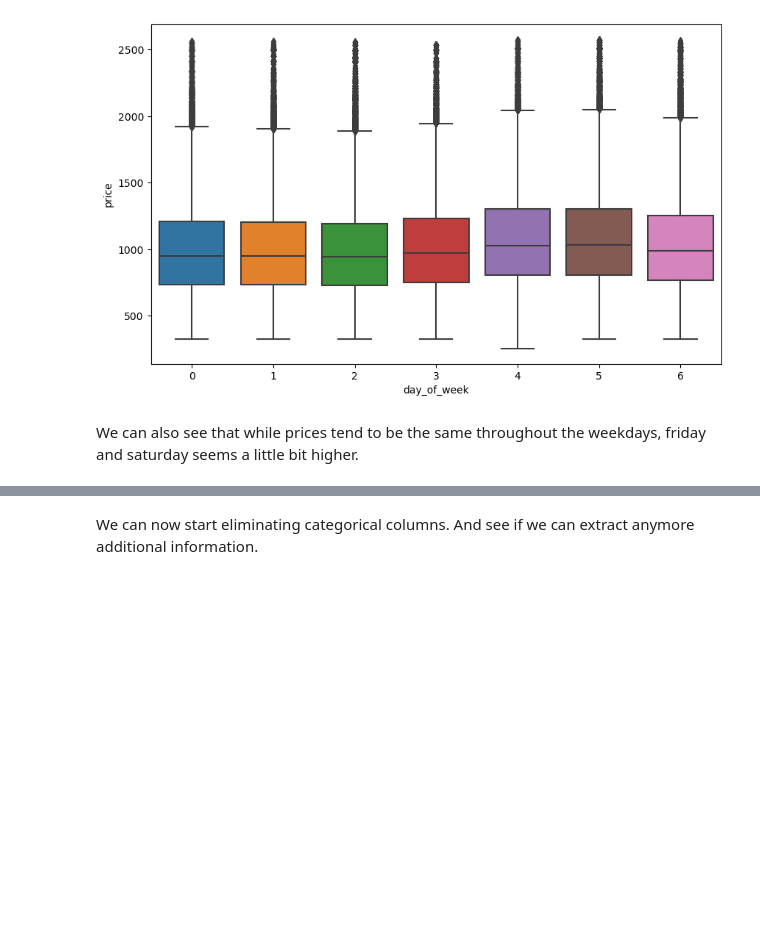
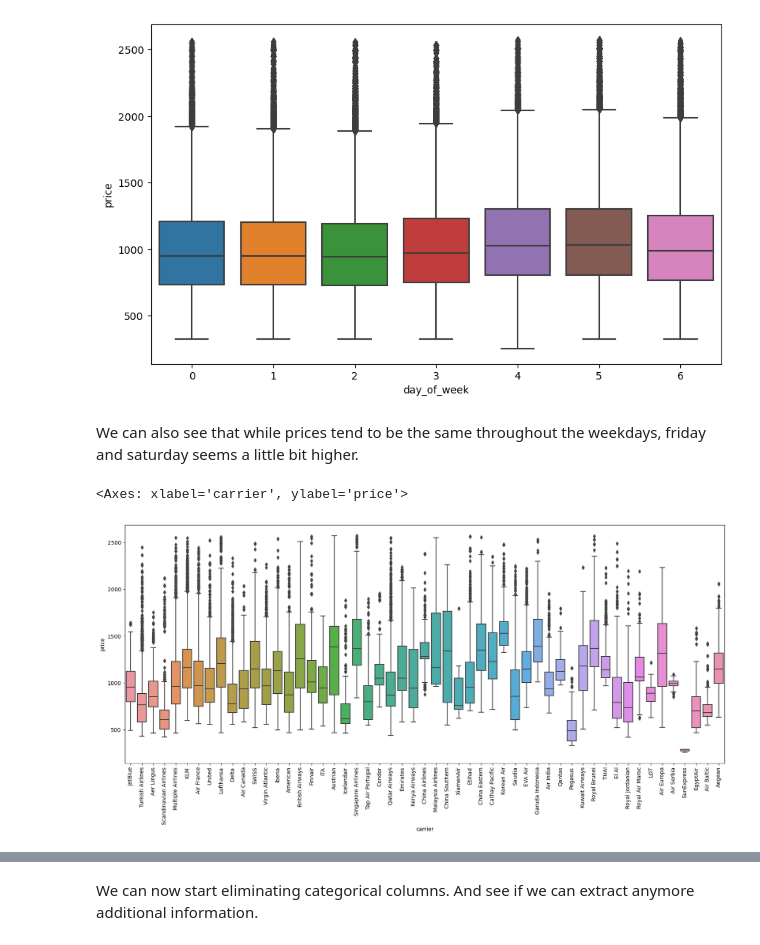
Before and after one commit to frkncbngl/flight-price-predictor, a Jupyter notebook: flight-price-predictor.ipynb, the cells around one changed output, grey strips where cells are left out. Saved outputs shown, nothing was run; the diff lists cells and outputs as text; code cells hidden in the pictures; blank space fills up the shorter version.

```diff
--- a/flight-price-predictor.ipynb
+++ b/flight-price-predictor.ipynb
@@ -171,3 +171,11 @@ sns.boxplot(x="day_of_week",y="price",data=data_quantiled)
 [figure]
 # %% [markdown]
 We can also see that while prices tend to be the same throughout the weekdays, friday and saturday seems a little bit higher.
+# %%
+origin_mask = data_quantiled["from"] == "AMS"
+plt.figure(figsize=(20,8))
+plt.xticks(rotation = 90)
+sns.boxplot(y="price",x="carrier",data=data_quantiled[origin_mask])
+# %% [output]
+<Axes: xlabel='carrier', ylabel='price'>
+[figure, added]
```
Also changed, not shown: parts of 9 cells of this notebook.
